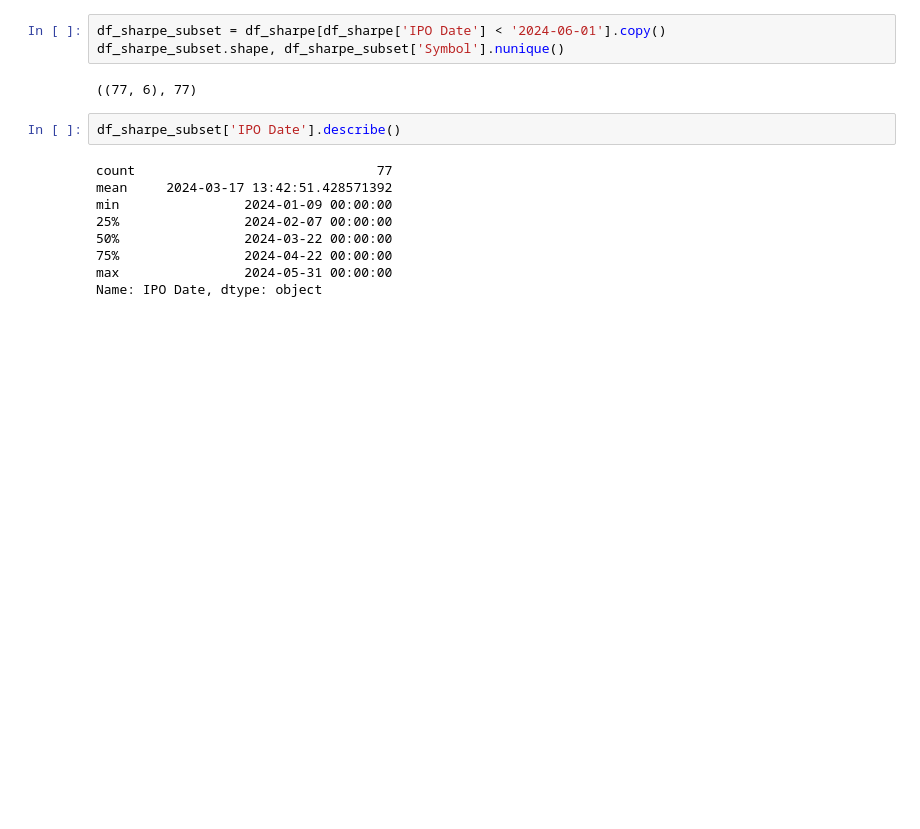
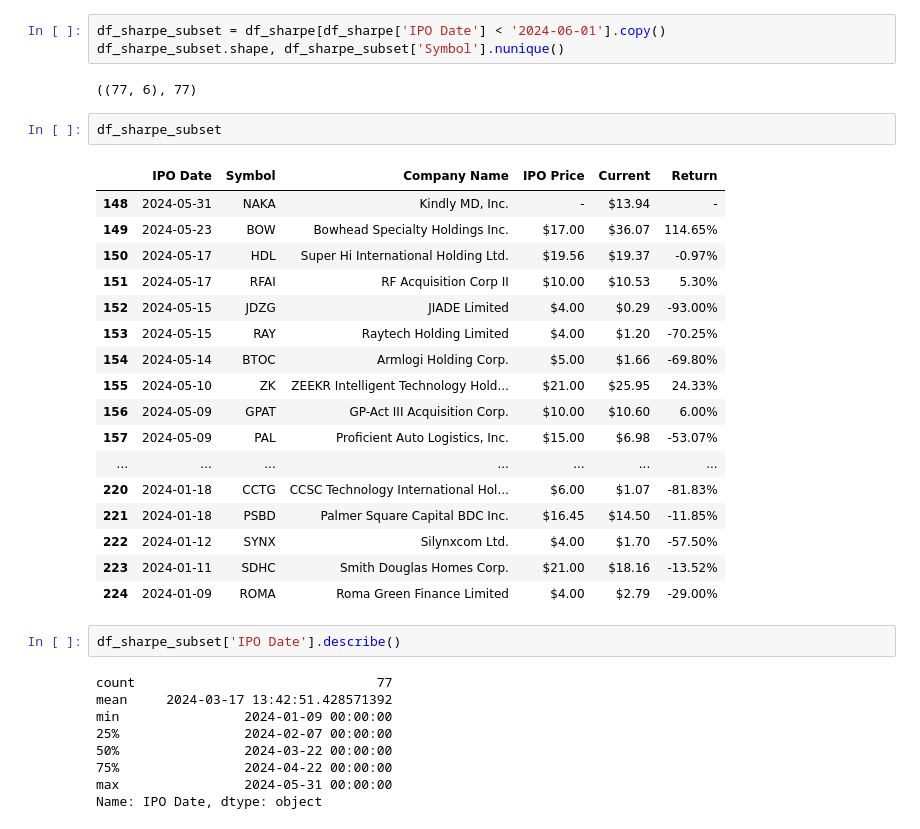
Before and after one commit to ju-arroyom/stock-markets-zoomcamp, a Jupyter notebook: hw2/hw2.ipynb, the cells around one changed output. Cells and saved outputs as stored; diff of their text form; blank space fills up the shorter version.

```diff
--- a/hw2/hw2.ipynb
+++ b/hw2/hw2.ipynb
@@ -109,6 +110,26 @@ df_sharpe_subset = df_sharpe[df_sharpe['IPO Date'] < '2024-06-01'].copy()
 df_sharpe_subset.shape, df_sharpe_subset['Symbol'].nunique()
 # %% [output]
 ((77, 6), 77)
+# %%
+df_sharpe_subset
+# %% [output]
+|  | IPO Date | Symbol | Company Name | IPO Price | Current | Return |
+| 148 | 2024-05-31 | NAKA | Kindly MD, Inc. | - | $13.94 | - |
+| 149 | 2024-05-23 | BOW | Bowhead Specialty Holdings Inc. | $17.00 | $36.07 | 114.65% |
+| 150 | 2024-05-17 | HDL | Super Hi International Holding Ltd. | $19.56 | $19.37 | -0.97% |
+| 151 | 2024-05-17 | RFAI | RF Acquisition Corp II | $10.00 | $10.53 | 5.30% |
+| 152 | 2024-05-15 | JDZG | JIADE Limited | $4.00 | $0.29 | -93.00% |
+| 153 | 2024-05-15 | RAY | Raytech Holding Limited | $4.00 | $1.20 | -70.25% |
+| 154 | 2024-05-14 | BTOC | Armlogi Holding Corp. | $5.00 | $1.66 | -69.80% |
+| 155 | 2024-05-10 | ZK | ZEEKR Intelligent Technology Hold... | $21.00 | $25.95 | 24.33% |
+| 156 | 2024-05-09 | GPAT | GP-Act III Acquisition Corp. | $10.00 | $10.60 | 6.00% |
+| 157 | 2024-05-09 | PAL | Proficient Auto Logistics, Inc. | $15.00 | $6.98 | -53.07% |
+| ... | ... | ... | ... | ... | ... | ... |
+| 220 | 2024-01-18 | CCTG | CCSC Technology International Hol... | $6.00 | $1.07 | -81.83% |
+| 221 | 2024-01-18 | PSBD | Palmer Square Capital BDC Inc. | $16.45 | $14.50 | -11.85% |
+| 222 | 2024-01-12 | SYNX | Silynxcom Ltd. | $4.00 | $1.70 | -57.50% |
+| 223 | 2024-01-11 | SDHC | Smith Douglas Homes Corp. | $21.00 | $18.16 | -13.52% |
+| 224 | 2024-01-09 | ROMA | Roma Green Finance Limited | $4.00 | $2.79 | -29.00% |
 # %%
 df_sharpe_subset['IPO Date'].describe()
 # %% [output]
```
Also changed, not shown: parts of 15 cells of this notebook.
